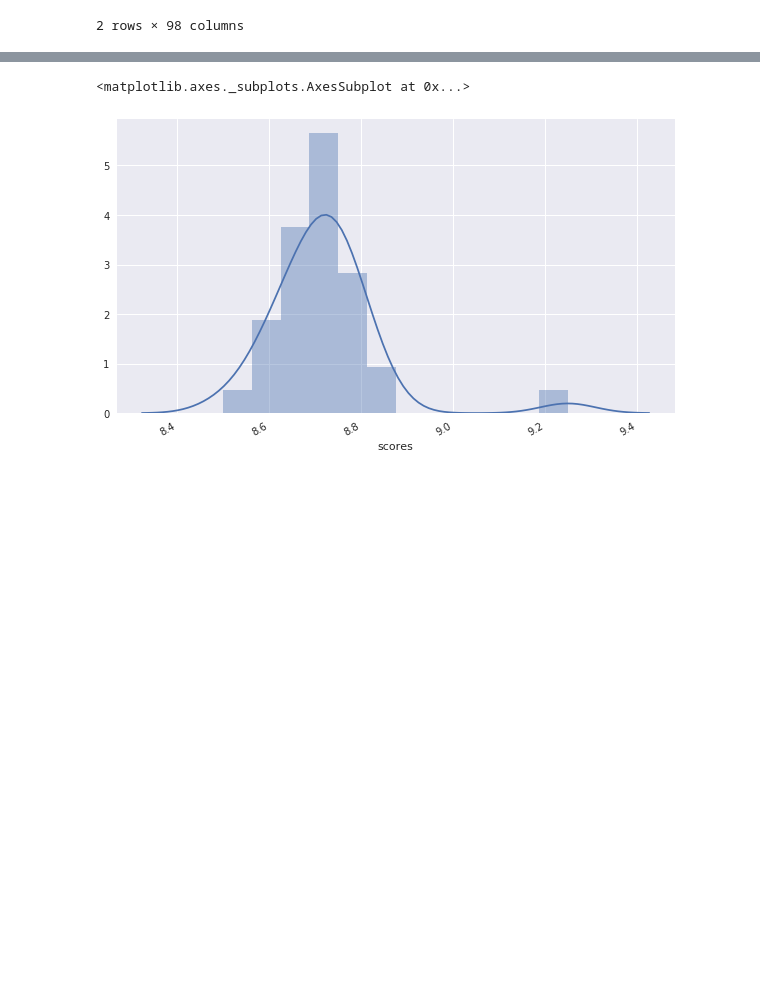
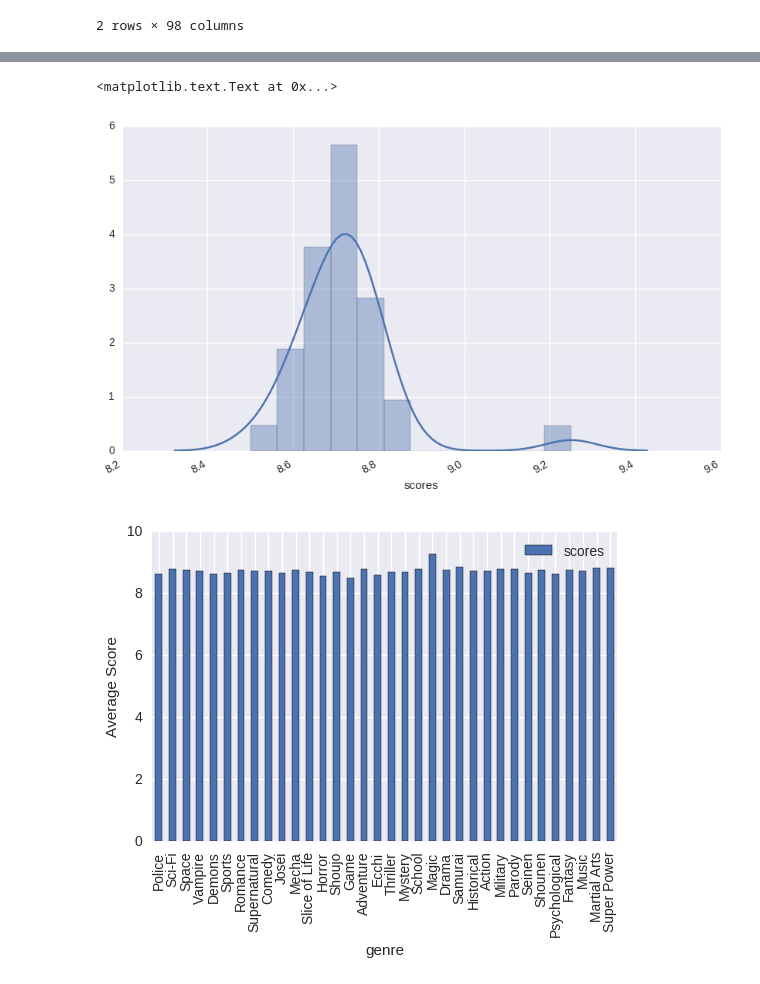
Before and after one commit to CalebWelch/anime_scores, a Jupyter notebook: Untitled.ipynb, the cells around one changed output, grey strips where cells are left out. Cells and saved outputs as stored; diff of their text form; code cells hidden in the pictures; blank space fills up the shorter version.

Commit message:
added some graphs

```diff
--- a/Untitled.ipynb
+++ b/Untitled.ipynb
@@ -94,8 +95,12 @@ sb.distplot(scores)
 # %%
 genres = [g for g in combo.genre]
 fig, ax = plt.subplots(figsize=(10,6))
 fig.autofmt_xdate()
 sb.distplot(combo.scores)
+
+ax = combo.plot(x='genre', y='scores', kind='bar')
+ax.set_ylabel('Average Score')
 # %% [output]
-<matplotlib.axes._subplots.AxesSubplot at 0x...>
+<matplotlib.text.Text at 0x...>
-[figure, old version]
+[figure, new version]
+[figure, added]
```
Also changed, not shown: parts of 2 cells of this notebook.
